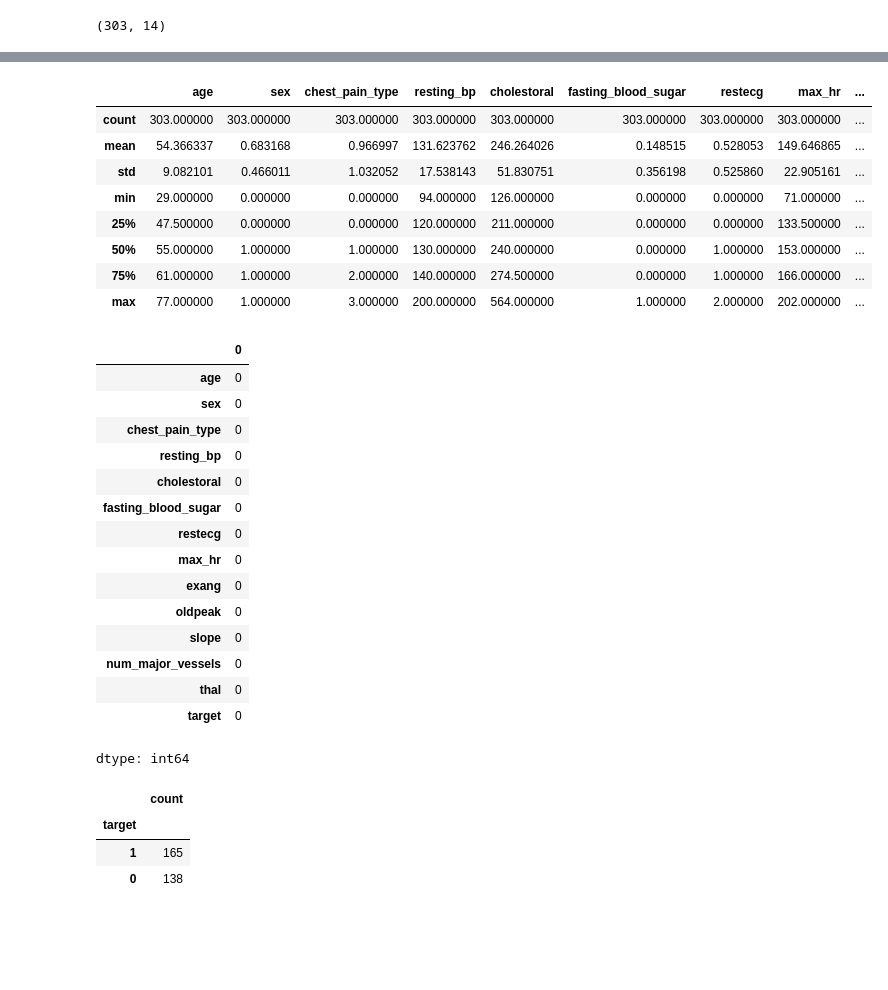
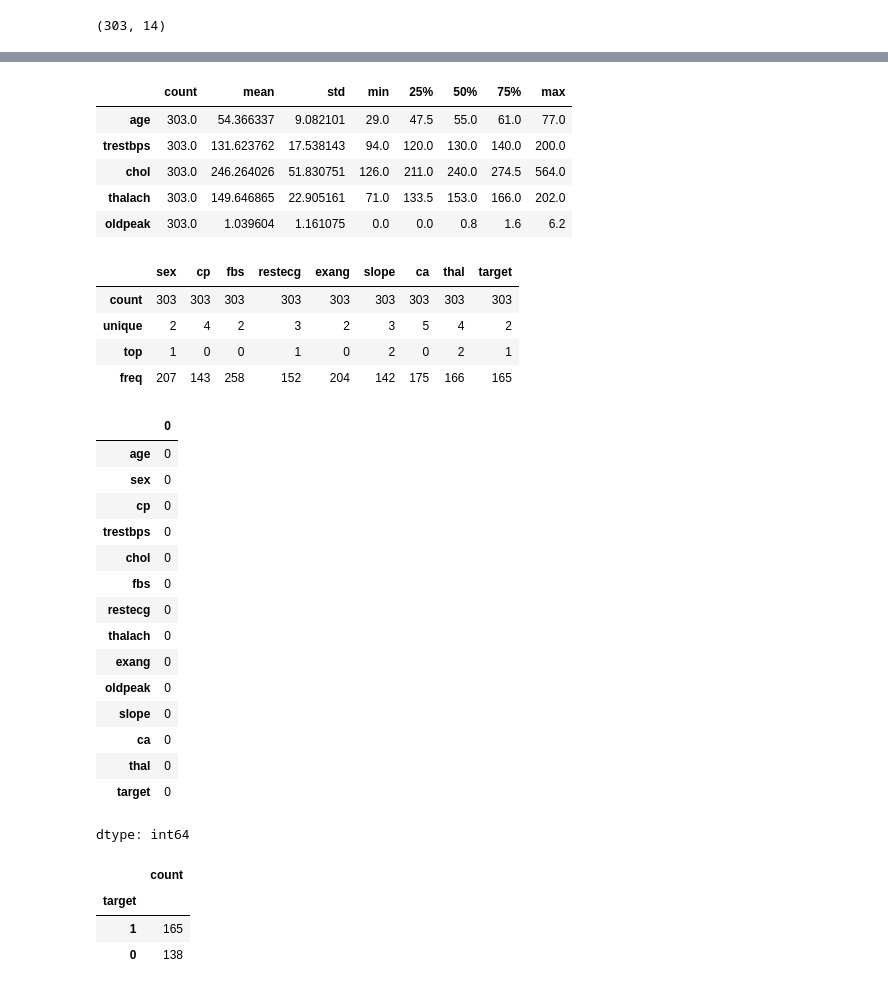
Before and after one commit to AmeyPhutane123/LearningDataScience, a Jupyter notebook: Data Science/Assignments/assignment7.ipynb, the cells around one changed output, grey strips where cells are left out. Drawn from its saved outputs; the diff is of its cells as text; code cells hidden in the pictures; blank space fills up the shorter version.

```diff
--- a/Data Science/Assignments/assignment7.ipynb
+++ b/Data Science/Assignments/assignment7.ipynb
@@ -48,0 +42,9 @@ df.head()
+# %%
+df = pd.read_csv('heart.csv')
+
+# Rename columns to standard names if your CSV uses long names
+df.columns = ['age', 'sex', 'cp', 'trestbps', 'chol', 'fbs',
+              'restecg', 'thalach', 'exang', 'oldpeak',
+              'slope', 'ca', 'thal', 'target']
+
+df.head()
@@ -70,3 +79,12 @@ Data columns (total 14 columns):
  13  target               303 non-null    int64
 dtypes: float64(1), int64(13)
 memory usage: 33.3 KB
+# %%
+# Define continuous features
+continuous_features = ['age', 'trestbps', 'chol', 'thalach', 'oldpeak']
+
+# All other columns are semantically categorical — convert to object type
+features_to_convert = [col for col in df.columns if col not in continuous_features]
+df[features_to_convert] = df[features_to_convert].astype('object')
+
+df.dtypes
@@ -73,31 +108,36 @@ memory usage: 33.3 KB
 # %%
-df.describe()
+df.describe().T
 # %% [output]
-|  | age | sex | chest_pain_type | resting_bp | cholestoral | fasting_blood_sugar | restecg | max_hr | ... |
-| count | 303.000000 | 303.000000 | 303.000000 | 303.000000 | 303.000000 | 303.000000 | 303.000000 | 303.000000 | ... |
-| mean | 54.366337 | 0.683168 | 0.966997 | 131.623762 | 246.264026 | 0.148515 | 0.528053 | 149.646865 | ... |
-| std | 9.082101 | 0.466011 | 1.032052 | 17.538143 | 51.830751 | 0.356198 | 0.525860 | 22.905161 | ... |
-| min | 29.000000 | 0.000000 | 0.000000 | 94.000000 | 126.000000 | 0.000000 | 0.000000 | 71.000000 | ... |
-| 25% | 47.500000 | 0.000000 | 0.000000 | 120.000000 | 211.000000 | 0.000000 | 0.000000 | 133.500000 | ... |
-| 50% | 55.000000 | 1.000000 | 1.000000 | 130.000000 | 240.000000 | 0.000000 | 1.000000 | 153.000000 | ... |
-| 75% | 61.000000 | 1.000000 | 2.000000 | 140.000000 | 274.500000 | 0.000000 | 1.000000 | 166.000000 | ... |
-| max | 77.000000 | 1.000000 | 3.000000 | 200.000000 | 564.000000 | 1.000000 | 2.000000 | 202.000000 | ... |
+|  | count | mean | std | min | 25% | 50% | 75% | max |
+| age | 303.0 | 54.366337 | 9.082101 | 29.0 | 47.5 | 55.0 | 61.0 | 77.0 |
+| trestbps | 303.0 | 131.623762 | 17.538143 | 94.0 | 120.0 | 130.0 | 140.0 | 200.0 |
+| chol | 303.0 | 246.264026 | 51.830751 | 126.0 | 211.0 | 240.0 | 274.5 | 564.0 |
+| thalach | 303.0 | 149.646865 | 22.905161 | 71.0 | 133.5 | 153.0 | 166.0 | 202.0 |
+| oldpeak | 303.0 | 1.039604 | 1.161075 | 0.0 | 0.0 | 0.8 | 1.6 | 6.2 |
+# %%
+df.describe(include='object')
+# %% [output]
+|  | sex | cp | fbs | restecg | exang | slope | ca | thal | target |
+| count | 303 | 303 | 303 | 303 | 303 | 303 | 303 | 303 | 303 |
+| unique | 2 | 4 | 2 | 3 | 2 | 3 | 5 | 4 | 2 |
+| top | 1 | 0 | 0 | 1 | 0 | 2 | 0 | 2 | 1 |
+| freq | 207 | 143 | 258 | 152 | 204 | 142 | 175 | 166 | 165 |
 # %%
 df.isnull().sum()
 # %% [output]
 |  | 0 |
 | age | 0 |
 | sex | 0 |
-| chest_pain_type | 0 |
-| resting_bp | 0 |
-| cholestoral | 0 |
-| fasting_blood_sugar | 0 |
+| cp | 0 |
+| trestbps | 0 |
+| chol | 0 |
+| fbs | 0 |
 | restecg | 0 |
-| max_hr | 0 |
+| thalach | 0 |
 | exang | 0 |
 | oldpeak | 0 |
 | slope | 0 |
-| num_major_vessels | 0 |
+| ca | 0 |
 | thal | 0 |
 | target | 0 |
 dtype: int64
```
Also changed, not shown: parts of 53 cells of this notebook.
